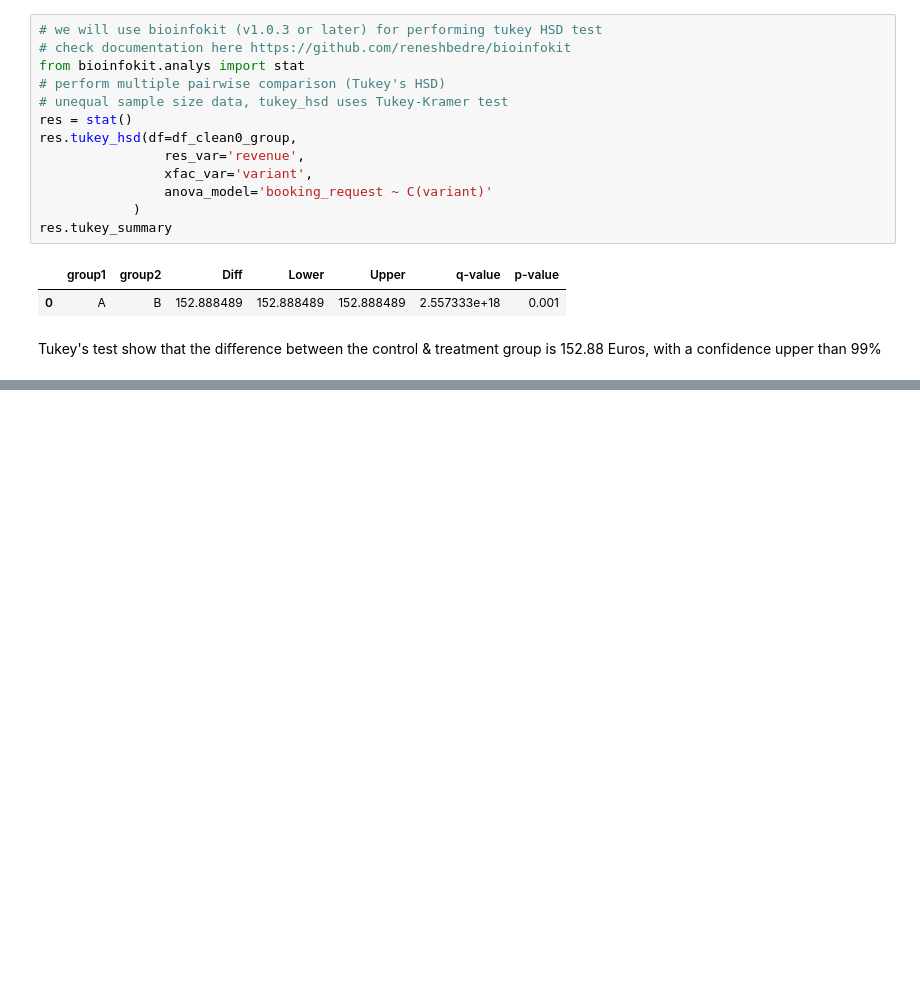
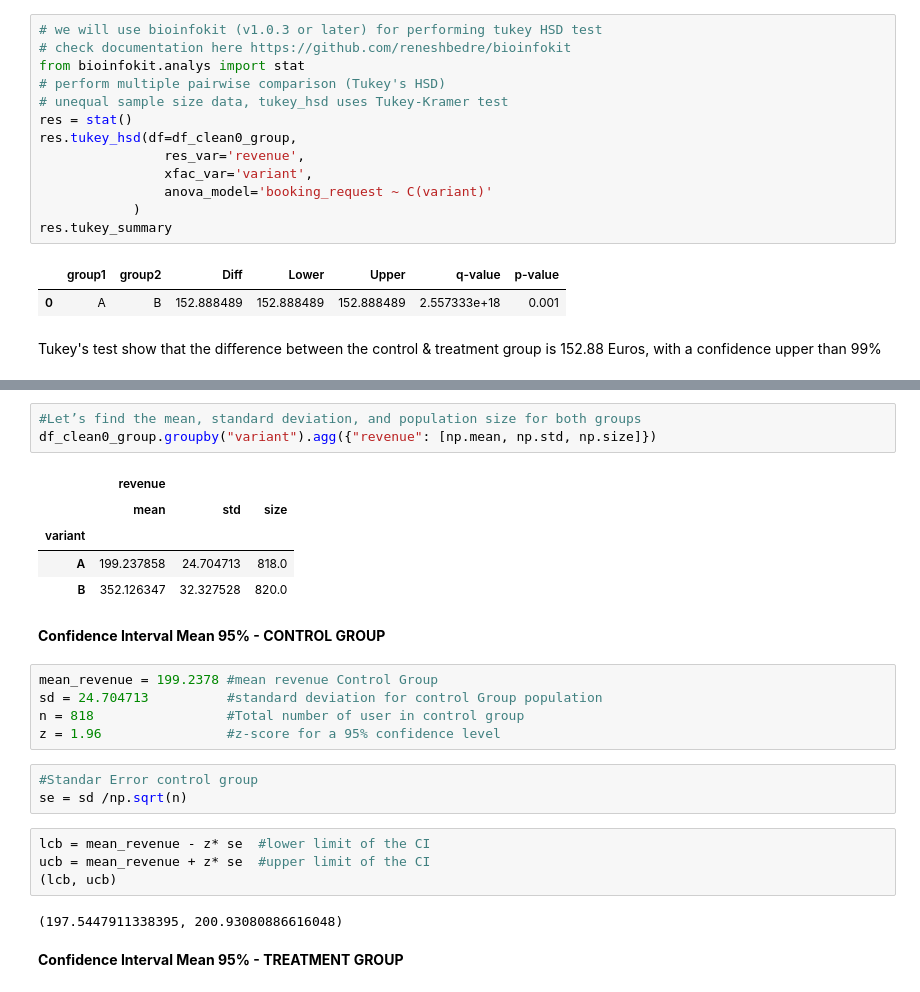
Before and after one commit to javimonjas/SpotaHome, a Jupyter notebook: ANOVA_Analysis.ipynb, the cells around one changed output, grey strips where cells are left out. Saved outputs shown, nothing was run; the diff lists cells and outputs as text; blank space fills up the shorter version.

```diff
--- a/ANOVA_Analysis.ipynb
+++ b/ANOVA_Analysis.ipynb
@@ -475,0 +581,27 @@ plt.show()
+# %%
+#Let’s find the mean, standard deviation, and population size for both groups
+df_clean0_group.groupby("variant").agg({"revenue": [np.mean, np.std, np.size]})
+# %% [output]
+|  | revenue |  |  |
+|  | mean | std | size |
+| variant |  |  |  |
+| A | 199.237858 | 24.704713 | 818.0 |
+| B | 352.126347 | 32.327528 | 820.0 |
+# %% [markdown]
+**Confidence Interval Mean 95% - CONTROL GROUP**
+# %%
+mean_revenue = 199.2378 #mean revenue Control Group
+sd = 24.704713          #standard deviation for control Group population
+n = 818                 #Total number of user in control group
+z = 1.96                #z-score for a 95% confidence level
+# %%
+#Standar Error control group
+se = sd /np.sqrt(n)
+# %%
+lcb = mean_revenue - z* se  #lower limit of the CI
+ucb = mean_revenue + z* se  #upper limit of the CI
+(lcb, ucb)
+# %% [output]
+(197.5447911338395, 200.93080886616048)
+# %% [markdown]
+**Confidence Interval Mean 95% - TREATMENT GROUP**
```
Also changed, not shown: parts of 34 cells of this notebook.
